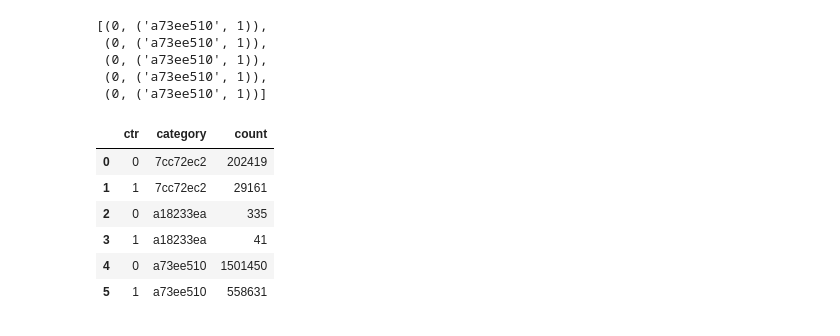
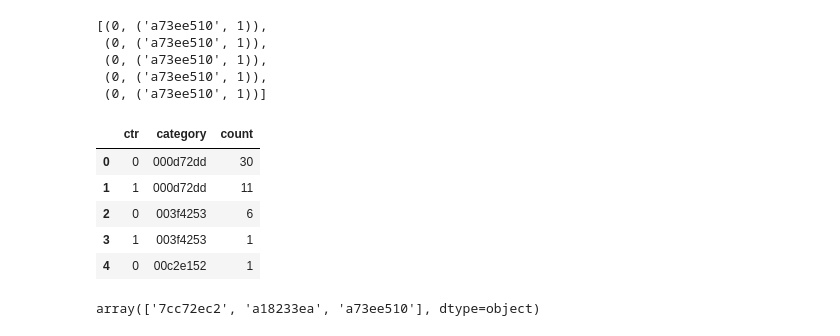
Before and after one commit to vnagapudi/W261_Final_Project, a Jupyter notebook: scratchwork_VL.ipynb, the cells around one changed output. Drawn from its saved outputs; the diff is of its cells as text; code cells hidden in the pictures.

```diff
--- a/scratchwork_VL.ipynb
+++ b/scratchwork_VL.ipynb
@@ -885,7 +885,7 @@ data_rdd.map(lambda x: (x['CTR'],(x['NumVar22'],1))).take(5)
  (0, ('a73ee510', 1)),
  (0, ('a73ee510', 1))]
 # %%
-contingency_values=data_rdd.map(lambda x: ((x['CTR'],x['NumVar22']),1)) \
+contingency_values=data_rdd.map(lambda x: ((x['CTR'],x['NumVar14']),1)) \
     .reduceByKey(lambda x,y: x+y) \
     .map(lambda x: ((x[0][0],x[0][1]),x[1])).collect()
 # %%
@@ -902,13 +901,16 @@ for i in range(0, len(contingency_values)):
     blahtest.append({'ctr': ctr_value, 'category': cat_value, 'count': count_value})
 # %%
 blahtest_df = pd.DataFrame(blahtest)[['ctr','category','count']].sort_values(by=['category','ctr']).reset_index(drop=True)
-blahtest_df
+blahtest_df.head()
 # %% [output]
 |  | ctr | category | count |
-| 0 | 0 | 7cc72ec2 | 202419 |
-| 1 | 1 | 7cc72ec2 | 29161 |
-| 2 | 0 | a18233ea | 335 |
-| 3 | 1 | a18233ea | 41 |
-| 4 | 0 | a73ee510 | 1501450 |
-| 5 | 1 | a73ee510 | 558631 |
+| 0 | 0 | 000d72dd | 30 |
+| 1 | 1 | 000d72dd | 11 |
+| 2 | 0 | 003f4253 | 6 |
+| 3 | 1 | 003f4253 | 1 |
+| 4 | 0 | 00c2e152 | 1 |
+# %%
+blahtest_df['category'].drop_duplicates().values
+# %% [output]
+array(['7cc72ec2', 'a18233ea', 'a73ee510'], dtype=object)
 # %%
```
Also changed, not shown: parts of 13 cells of this notebook, 1 other file.
